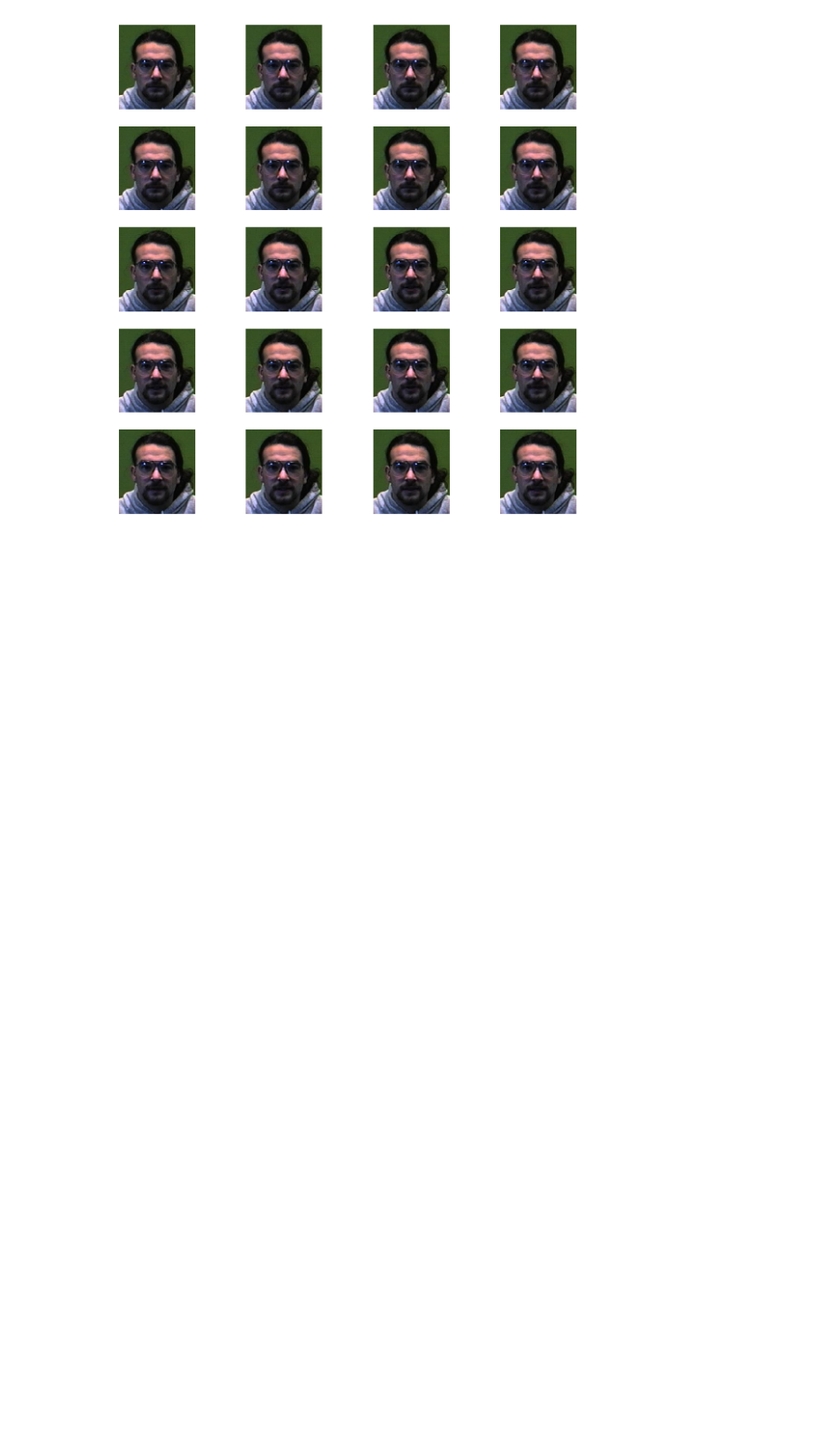
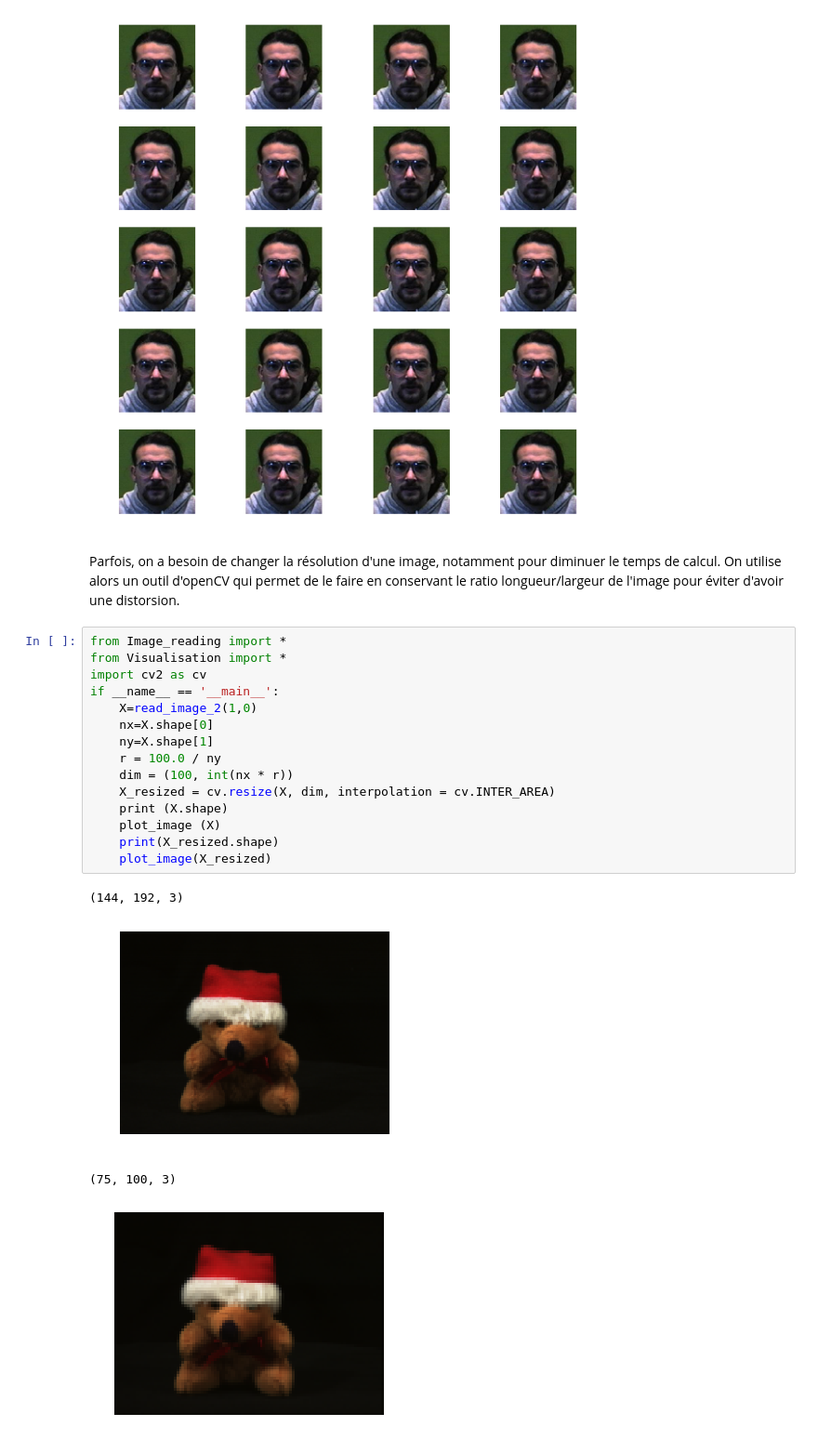
Before and after one commit to FirasAzzouz/Projet-S8, a Jupyter notebook: Lecture_et_visualisation_des_images.ipynb, the cells around one changed output. Shown at 93% size. Cells and saved outputs as stored; diff of their text form; blank space fills up the shorter version.

```diff
--- a/Lecture_et_visualisation_des_images.ipynb
+++ b/Lecture_et_visualisation_des_images.ipynb
@@ -38,3 +38,25 @@ if __name__ == '__main__':
 # %% [output]
 [figure]
 [figure]
+# %% [markdown]
+Parfois, on a besoin de changer la résolution d'une image, notamment pour diminuer le temps de calcul. On utilise alors un outil d'openCV qui permet de le faire en conservant le ratio longueur/largeur de l'image pour éviter d'avoir une distorsion.
+# %%
+from Image_reading import *
+from Visualisation import *
+import cv2 as cv
+if __name__ == '__main__':
+    X=read_image_2(1,0)
+    nx=X.shape[0]
+    ny=X.shape[1]
+    r = 100.0 / ny
+    dim = (100, int(nx * r))
+    X_resized = cv.resize(X, dim, interpolation = cv.INTER_AREA)
+    print (X.shape)
+    plot_image (X)
+    print(X_resized.shape)
+    plot_image(X_resized)
+# %% [output]
+(144, 192, 3)
+[figure, added]
+(75, 100, 3)
+[figure, added]
```
Also changed, not shown: 2 other files.
